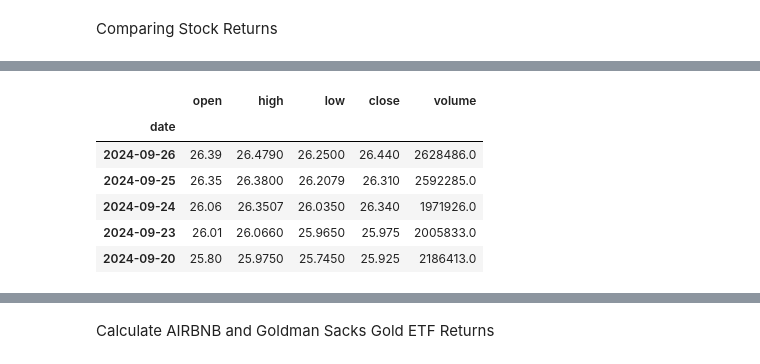
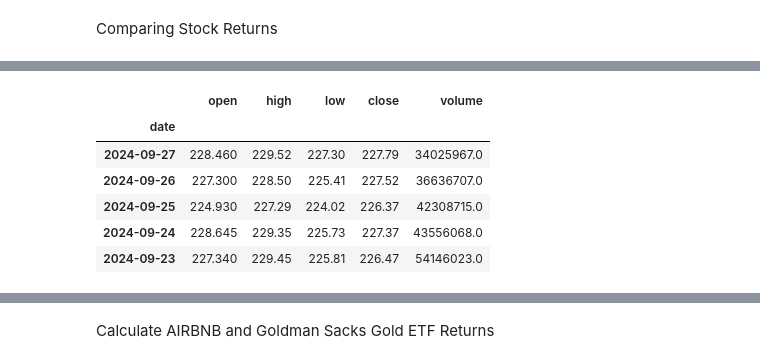
Before and after one commit to joseph-4640/Stock-Data, a Jupyter notebook: Testing.ipynb, the cells around one changed output, grey strips where cells are left out. Drawn from its saved outputs; the diff is of its cells as text; code cells hidden in the pictures.

```diff
--- a/Testing.ipynb
+++ b/Testing.ipynb
@@ -165,13 +168,13 @@ Read AIRBNB Stock data from database
 # %%
-ticker = "AAAU"
-df_goldman = repo.read_table(table_name=ticker, limit=2500)
-df_goldman.head()
+ticker = "AAPL"
+df_apple = repo.read_table(table_name=ticker, limit=2500)
+df_apple.head()
 # %% [output]
 |  | open | high | low | close | volume |
 | date |  |  |  |  |  |
-| 2024-09-26 | 26.39 | 26.4790 | 26.2500 | 26.440 | 2628486.0 |
-| 2024-09-25 | 26.35 | 26.3800 | 26.2079 | 26.310 | 2592285.0 |
-| 2024-09-24 | 26.06 | 26.3507 | 26.0350 | 26.340 | 1971926.0 |
-| 2024-09-23 | 26.01 | 26.0660 | 25.9650 | 25.975 | 2005833.0 |
-| 2024-09-20 | 25.80 | 25.9750 | 25.7450 | 25.925 | 2186413.0 |
+| 2024-09-27 | 228.460 | 229.52 | 227.30 | 227.79 | 34025967.0 |
+| 2024-09-26 | 227.300 | 228.50 | 225.41 | 227.52 | 36636707.0 |
+| 2024-09-25 | 224.930 | 227.29 | 224.02 | 226.37 | 42308715.0 |
+| 2024-09-24 | 228.645 | 229.35 | 225.73 | 227.37 | 43556068.0 |
+| 2024-09-23 | 227.340 | 229.45 | 225.81 | 226.47 | 54146023.0 |
 # %% [markdown]
```
Also changed, not shown: parts of 21 cells of this notebook.
